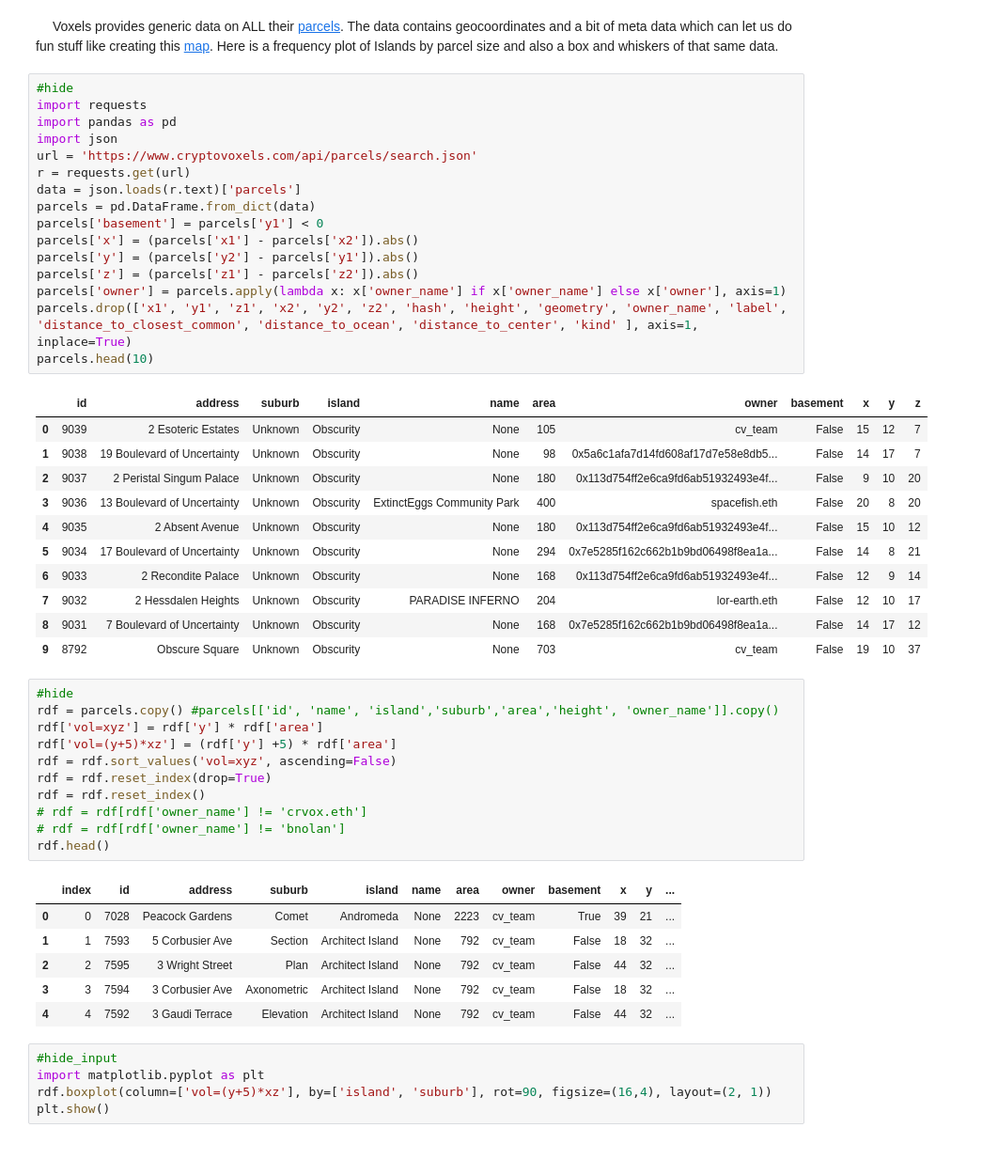
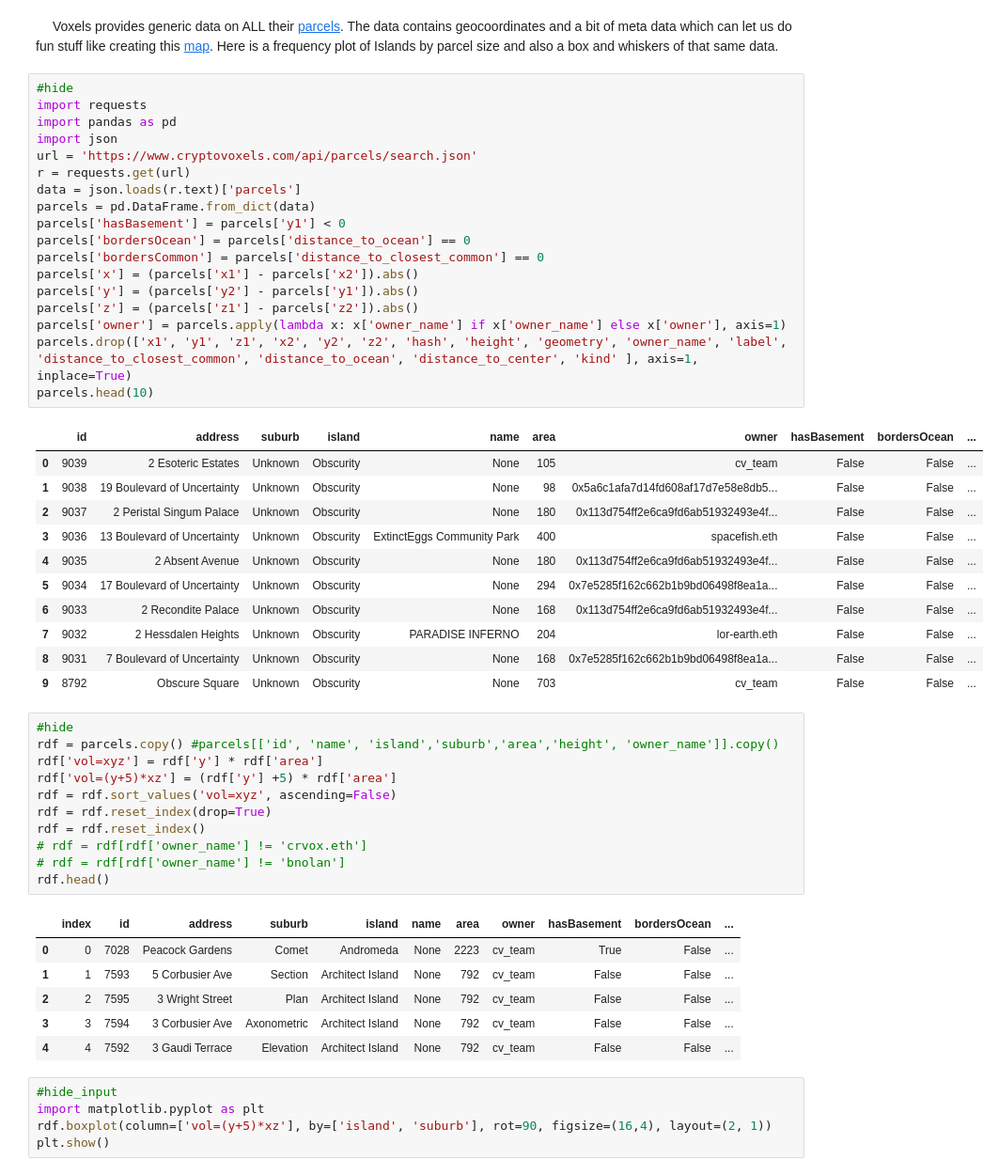
Before and after one commit to 3Diot/3Diot.github.io, a Jupyter notebook: blog/notebooks/002_Parcels.ipynb, the cells around one changed output. Shown: that part at 94% size. Saved outputs shown, nothing was run; the diff lists cells and outputs as text.

Commit message:
Parcel HTML Cleaned

```diff
--- a/blog/notebooks/002_Parcels.ipynb
+++ b/blog/notebooks/002_Parcels.ipynb
@@ -27,31 +27,33 @@
 # %%
 #hide
 import requests
 import pandas as pd
 import json
 url = 'https://www.cryptovoxels.com/api/parcels/search.json'
 r = requests.get(url)
 data = json.loads(r.text)['parcels']
 parcels = pd.DataFrame.from_dict(data)
-parcels['basement'] = parcels['y1'] < 0
+parcels['hasBasement'] = parcels['y1'] < 0
+parcels['bordersOcean'] = parcels['distance_to_ocean'] == 0
+parcels['bordersCommon'] = parcels['distance_to_closest_common'] == 0
 parcels['x'] = (parcels['x1'] - parcels['x2']).abs()
 parcels['y'] = (parcels['y2'] - parcels['y1']).abs()
 parcels['z'] = (parcels['z1'] - parcels['z2']).abs()
 parcels['owner'] = parcels.apply(lambda x: x['owner_name'] if x['owner_name'] else x['owner'], axis=1)
 parcels.drop(['x1', 'y1', 'z1', 'x2', 'y2', 'z2', 'hash', 'height', 'geometry', 'owner_name', 'label', 'distance_to_closest_common', 'distance_to_ocean', 'distance_to_center', 'kind' ], axis=1, inplace=True)
 parcels.head(10)
 # %% [output]
-|  | id | address | suburb | island | name | area | owner | basement | x | y | z |
-| 0 | 9039 | 2 Esoteric Estates | Unknown | Obscurity | None | 105 | cv_team | False | 15 | 12 | 7 |
-| 1 | 9038 | 19 Boulevard of Uncertainty | Unknown | Obscurity | None | 98 | 0x5a6c1afa7d14fd608af17d7e58e8db5... | False | 14 | 17 | 7 |
-| 2 | 9037 | 2 Peristal Singum Palace | Unknown | Obscurity | None | 180 | 0x113d754ff2e6ca9fd6ab51932493e4f... | False | 9 | 10 | 20 |
-| 3 | 9036 | 13 Boulevard of Uncertainty | Unknown | Obscurity | ExtinctEggs Community Park | 400 | spacefish.eth | False | 20 | 8 | 20 |
-| 4 | 9035 | 2 Absent Avenue | Unknown | Obscurity | None | 180 | 0x113d754ff2e6ca9fd6ab51932493e4f... | False | 15 | 10 | 12 |
-| 5 | 9034 | 17 Boulevard of Uncertainty | Unknown | Obscurity | None | 294 | 0x7e5285f162c662b1b9bd06498f8ea1a... | False | 14 | 8 | 21 |
-| 6 | 9033 | 2 Recondite Palace | Unknown | Obscurity | None | 168 | 0x113d754ff2e6ca9fd6ab51932493e4f... | False | 12 | 9 | 14 |
-| 7 | 9032 | 2 Hessdalen Heights | Unknown | Obscurity | PARADISE INFERNO | 204 | lor-earth.eth | False | 12 | 10 | 17 |
-| 8 | 9031 | 7 Boulevard of Uncertainty | Unknown | Obscurity | None | 168 | 0x7e5285f162c662b1b9bd06498f8ea1a... | False | 14 | 17 | 12 |
-| 9 | 8792 | Obscure Square | Unknown | Obscurity | None | 703 | cv_team | False | 19 | 10 | 37 |
+|  | id | address | suburb | island | name | area | owner | hasBasement | bordersOcean | ... |
+| 0 | 9039 | 2 Esoteric Estates | Unknown | Obscurity | None | 105 | cv_team | False | False | ... |
+| 1 | 9038 | 19 Boulevard of Uncertainty | Unknown | Obscurity | None | 98 | 0x5a6c1afa7d14fd608af17d7e58e8db5... | False | False | ... |
+| 2 | 9037 | 2 Peristal Singum Palace | Unknown | Obscurity | None | 180 | 0x113d754ff2e6ca9fd6ab51932493e4f... | False | False | ... |
+| 3 | 9036 | 13 Boulevard of Uncertainty | Unknown | Obscurity | ExtinctEggs Community Park | 400 | spacefish.eth | False | False | ... |
+| 4 | 9035 | 2 Absent Avenue | Unknown | Obscurity | None | 180 | 0x113d754ff2e6ca9fd6ab51932493e4f... | False | False | ... |
+| 5 | 9034 | 17 Boulevard of Uncertainty | Unknown | Obscurity | None | 294 | 0x7e5285f162c662b1b9bd06498f8ea1a... | False | False | ... |
+| 6 | 9033 | 2 Recondite Palace | Unknown | Obscurity | None | 168 | 0x113d754ff2e6ca9fd6ab51932493e4f... | False | False | ... |
+| 7 | 9032 | 2 Hessdalen Heights | Unknown | Obscurity | PARADISE INFERNO | 204 | lor-earth.eth | False | False | ... |
+| 8 | 9031 | 7 Boulevard of Uncertainty | Unknown | Obscurity | None | 168 | 0x7e5285f162c662b1b9bd06498f8ea1a... | False | False | ... |
+| 9 | 8792 | Obscure Square | Unknown | Obscurity | None | 703 | cv_team | False | False | ... |
 # %%
 #hide
 rdf = parcels.copy() #parcels[['id', 'name', 'island','suburb','area','height', 'owner_name']].copy()
@@ -64,12 +66,12 @@ rdf = rdf.reset_index()
 # rdf = rdf[rdf['owner_name'] != 'bnolan']
 rdf.head()
 # %% [output]
-|  | index | id | address | suburb | island | name | area | owner | basement | x | y | ... |
-| 0 | 0 | 7028 | Peacock Gardens | Comet | Andromeda | None | 2223 | cv_team | True | 39 | 21 | ... |
-| 1 | 1 | 7593 | 5 Corbusier Ave | Section | Architect Island | None | 792 | cv_team | False | 18 | 32 | ... |
-| 2 | 2 | 7595 | 3 Wright Street | Plan | Architect Island | None | 792 | cv_team | False | 44 | 32 | ... |
-| 3 | 3 | 7594 | 3 Corbusier Ave | Axonometric | Architect Island | None | 792 | cv_team | False | 18 | 32 | ... |
-| 4 | 4 | 7592 | 3 Gaudi Terrace | Elevation | Architect Island | None | 792 | cv_team | False | 44 | 32 | ... |
+|  | index | id | address | suburb | island | name | area | owner | hasBasement | bordersOcean | ... |
+| 0 | 0 | 7028 | Peacock Gardens | Comet | Andromeda | None | 2223 | cv_team | True | False | ... |
+| 1 | 1 | 7593 | 5 Corbusier Ave | Section | Architect Island | None | 792 | cv_team | False | False | ... |
+| 2 | 2 | 7595 | 3 Wright Street | Plan | Architect Island | None | 792 | cv_team | False | False | ... |
+| 3 | 3 | 7594 | 3 Corbusier Ave | Axonometric | Architect Island | None | 792 | cv_team | False | False | ... |
+| 4 | 4 | 7592 | 3 Gaudi Terrace | Elevation | Architect Island | None | 792 | cv_team | False | False | ... |
 # %%
 #hide_input
 import matplotlib.pyplot as plt
```
Also changed, not shown: parts of 1 cell of this notebook, 1 other file.
